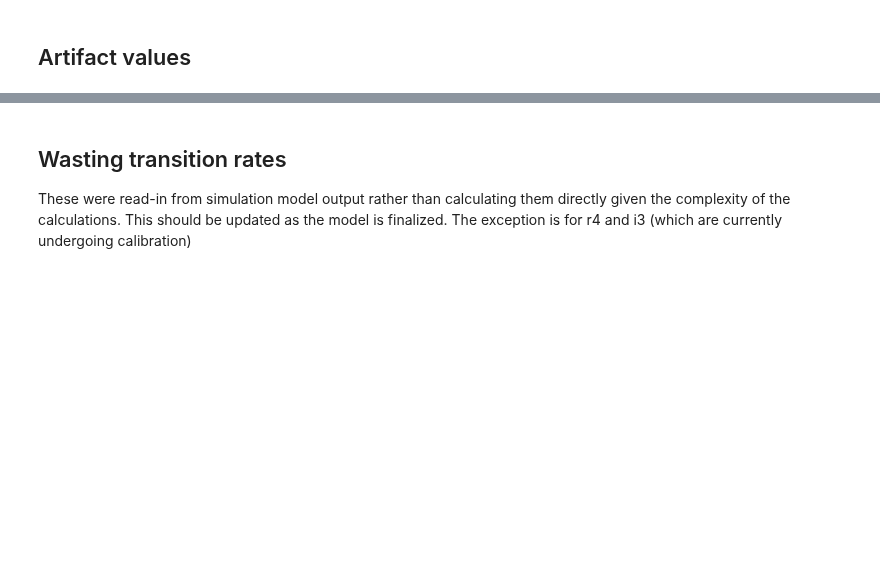
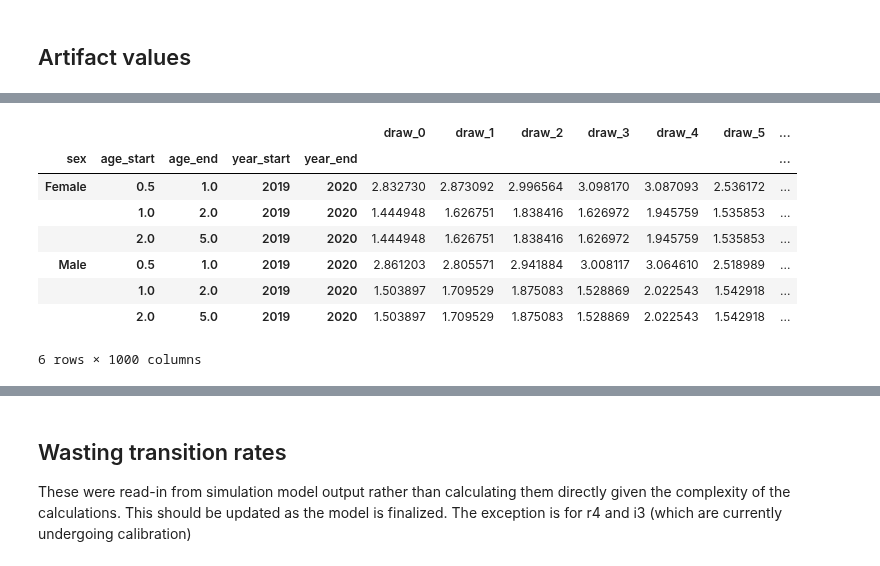
Before and after one commit to ihmeuw/vivarium_research_ciff_sam, a Jupyter notebook: wasting_transitions/alibow_vicious_cycle/vicious_cycle_effect_estimation.ipynb, the cells around one changed output, grey strips where cells are left out. Saved outputs shown, nothing was run; the diff lists cells and outputs as text; code cells hidden in the pictures; blank space fills up the shorter version.

```diff
--- a/wasting_transitions/alibow_vicious_cycle/vicious_cycle_effect_estimation.ipynb
+++ b/wasting_transitions/alibow_vicious_cycle/vicious_cycle_effect_estimation.ipynb
@@ -47,0 +77,13 @@ RR_4 = wasting_rr_dd.loc[wasting_rr_dd.parameter=='cat4'].set_index([c for c in
+# %%
+remission_c302 = 1 / (4.3/365) * prevalence_c302
+remission_c302
+# %% [output]
+|  |  |  |  |  | draw_0 | draw_1 | draw_2 | draw_3 | draw_4 | draw_5 | ... |
+| sex | age_start | age_end | year_start | year_end |  |  |  |  |  |  | ... |
+| Female | 0.5 | 1.0 | 2019 | 2020 | 2.832730 | 2.873092 | 2.996564 | 3.098170 | 3.087093 | 2.536172 | ... |
+|  | 1.0 | 2.0 | 2019 | 2020 | 1.444948 | 1.626751 | 1.838416 | 1.626972 | 1.945759 | 1.535853 | ... |
+|  | 2.0 | 5.0 | 2019 | 2020 | 1.444948 | 1.626751 | 1.838416 | 1.626972 | 1.945759 | 1.535853 | ... |
+| Male | 0.5 | 1.0 | 2019 | 2020 | 2.861203 | 2.805571 | 2.941884 | 3.008117 | 3.064610 | 2.518989 | ... |
+|  | 1.0 | 2.0 | 2019 | 2020 | 1.503897 | 1.709529 | 1.875083 | 1.528869 | 2.022543 | 1.542918 | ... |
+|  | 2.0 | 5.0 | 2019 | 2020 | 1.503897 | 1.709529 | 1.875083 | 1.528869 | 2.022543 | 1.542918 | ... |
+6 rows × 1000 columns
```
Also changed, not shown: parts of 17 cells of this notebook, 3 other files.
